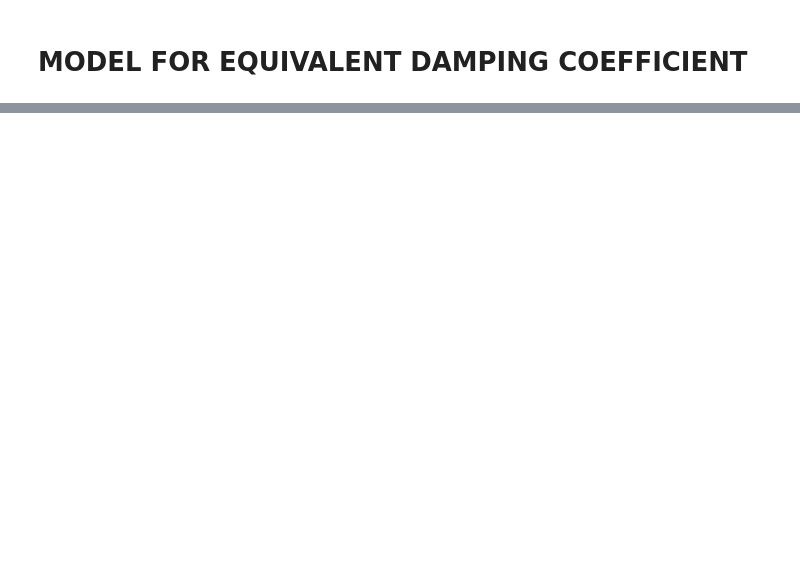
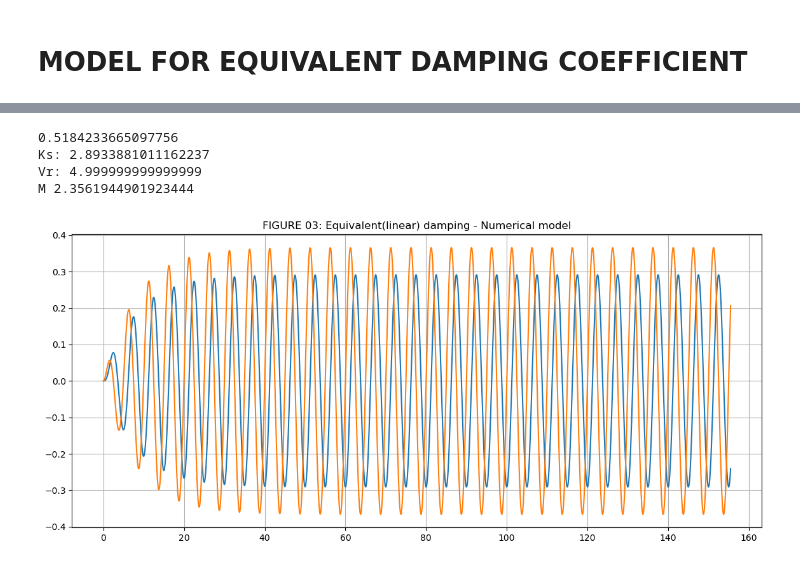
Before and after one commit to dinethnirmal/VIVCONV, a Jupyter notebook: Numeric_integration.ipynb, the cells around one changed output, grey strips where cells are left out. Drawn from its saved outputs; the diff is of its cells as text; code cells hidden in the pictures; blank space fills up the shorter version.

```diff
--- a/Numeric_integration.ipynb
+++ b/Numeric_integration.ipynb
@@ -794,0 +975,59 @@ maximum Reynold's number: 26678.038793010044
+# %%
+Cm = 1
+Cd = 1avg
+CL_rms = 0.3 # average for subcritical Re domain <Mutlu page369>
+St = 0.2
+k = 1000
+c_eq = 10.77
+
+# cylinder
+rho_c = 2000 #kg/m3
+D = 0.1
+m = rho_c * (np.pi*D**2)/4
+
+# water
+rho = 1000
+m_h = Cm * rho * (np.pi*D**2)/4
+omega_n = np.sqrt(k/(m + m_h))
+fn = omega_n/(2*np.pi)
+U = fn*D/St # flow velocity at the resonance frequency is equal to the vortex shedding frequency 0.356
+print(U)
+
+zeta_eq = c_eq/(2*omega_n*(m+m_h))
+M = (m + m_h)/(rho*D**2)
+Vr = U/(fn*D)
+Omega = 2*np.pi*St
+B = 4*np.pi*zeta_eq/Vr
+C = 4*np.pi**2/(Vr**2)
+F0 = CL_rms/(np.sqrt(2)*M)
+
+init_cond = [0, 0]
+tf = 30
+Tf = (U/D)*tf
+time_span = [0,Tf]
+dt = 0.01
+t = np.arange(0,tf,dt)
+T = (U/D)*t
+
+Ks = 2*M*(2*np.pi*zeta_eq);
+print("Ks:",Ks)
+print("Vr:", Vr)
+print("M", M)
+
+def VIV_ND_01(T, step):
+    Y1, Y2 = step
+    dY = [Y2, -B*Y2 - C*Y1 + F0*np.sin(Omega*T)]
+    return dY
+
+sol = solve_ivp(VIV_ND_01, time_span, init_cond, t_eval=T, method="RK45")
+plt.figure(figsize=(14,6))
+plt.plot(T, sol.y.T, label="Vr=5")
+plt.title("FIGURE 03: Equivalent(linear) damping - Numerical model")
+plt.grid()
+plt.show()
+# %% [output]
+0.5184233665097756
+Ks: 2.8933881011162237
+Vr: 4.999999999999999
+M 2.3561944901923444
+[figure, added]
```
Also changed, not shown: parts of 42 cells of this notebook.
